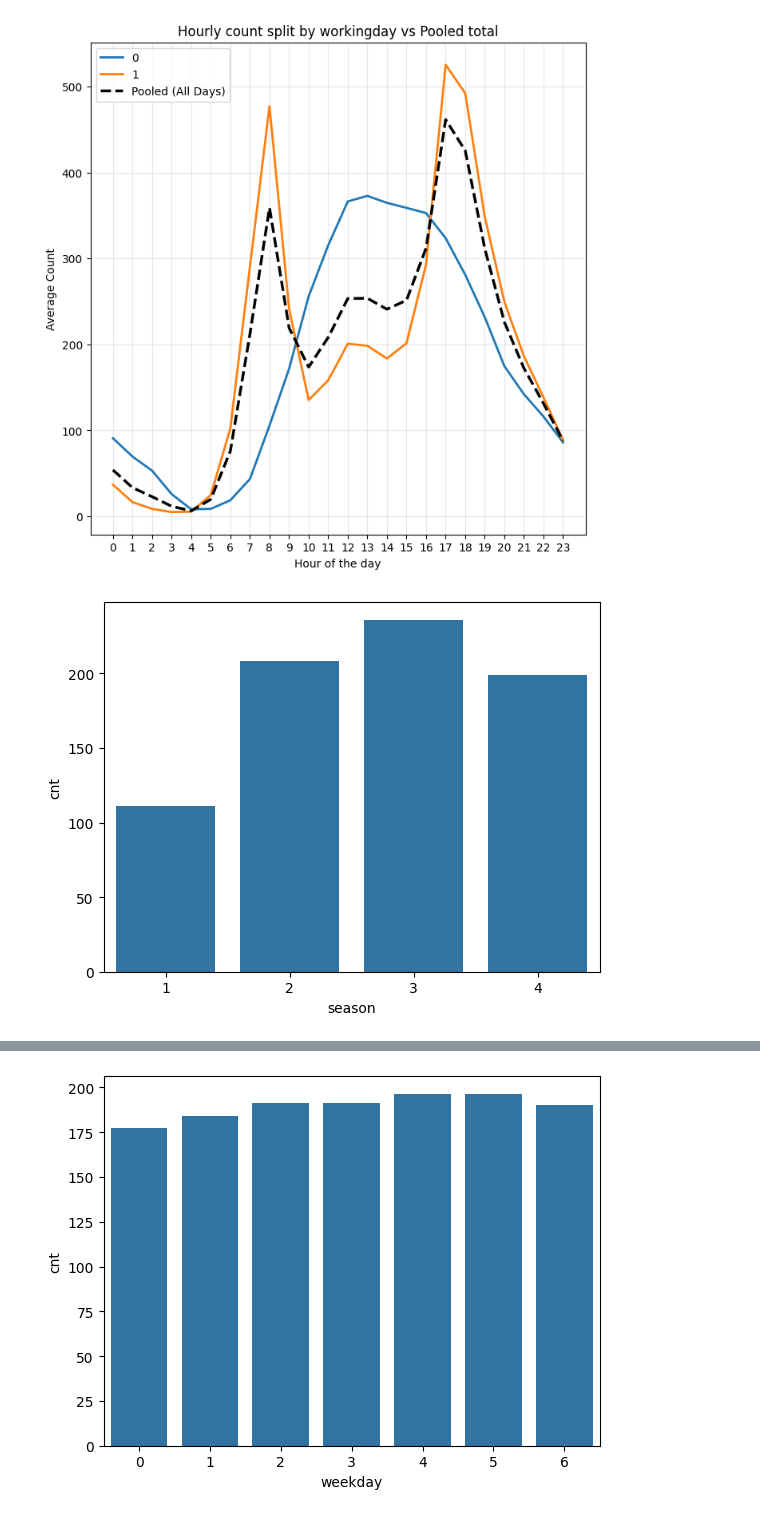
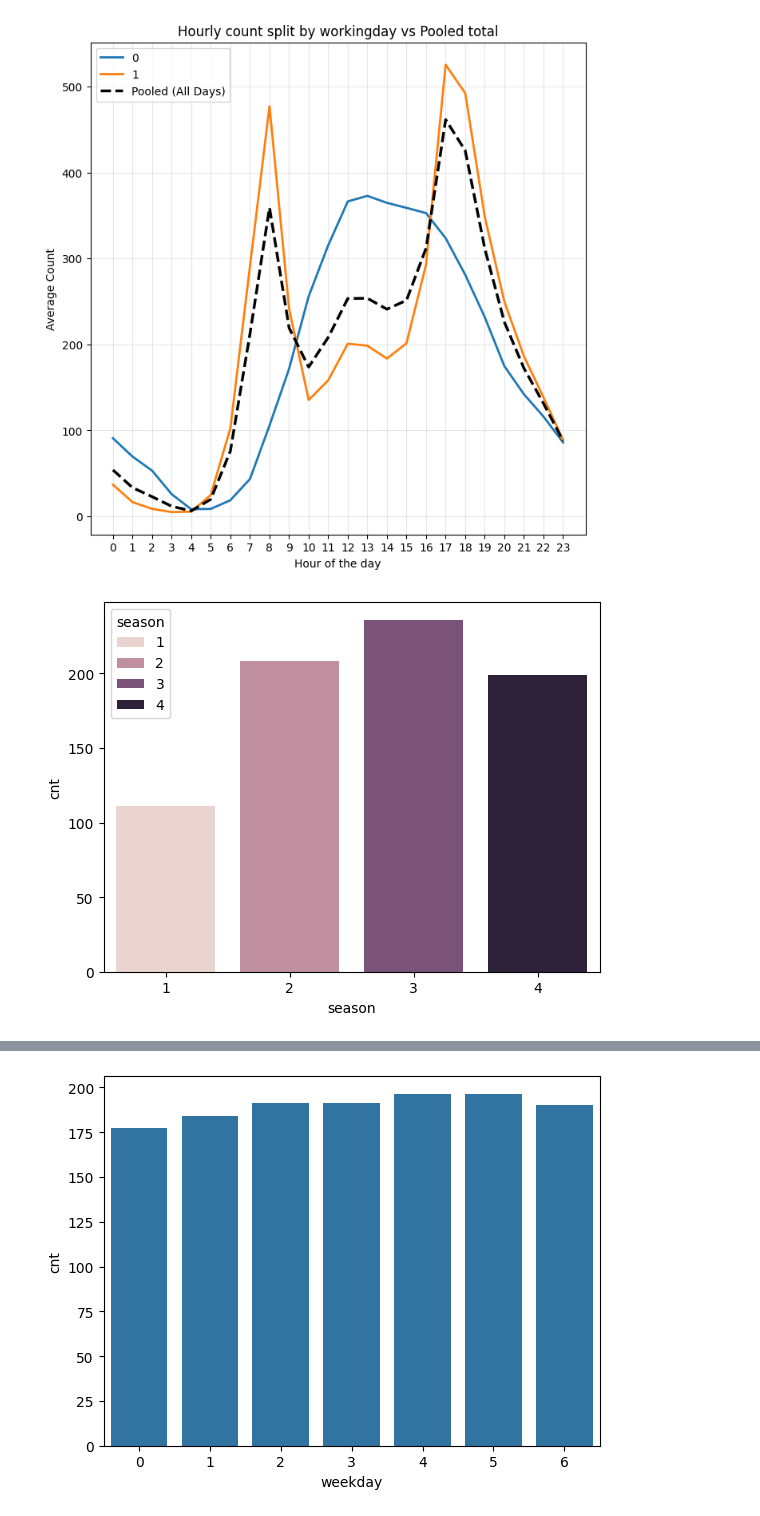
Before and after one commit to sxrthk17/ml-journey, a Jupyter notebook: linear-regression/notebooks/01_EDA.ipynb, the cells around one changed output, grey strips where cells are left out. Saved outputs shown, nothing was run; the diff lists cells and outputs as text; code cells hidden in the pictures.

```diff
--- a/linear-regression/notebooks/01_EDA.ipynb
+++ b/linear-regression/notebooks/01_EDA.ipynb
@@ -231,9 +243,9 @@ plt.show()
 # %%
 df_seasons = df.groupby('season')['cnt'].mean().reset_index()
 
-sea.barplot(data=df_seasons, x='season', y='cnt')
+sea.barplot(data=df_seasons, x='season', y='cnt', hue='season')
 plt.show()
 # %% [output]
-[figure, old version]
+[figure, new version]
 # %%
 df_weathersit = df.groupby('weathersit')['cnt'].mean().reset_index()
```
Also changed, not shown: parts of 5 cells of this notebook.
